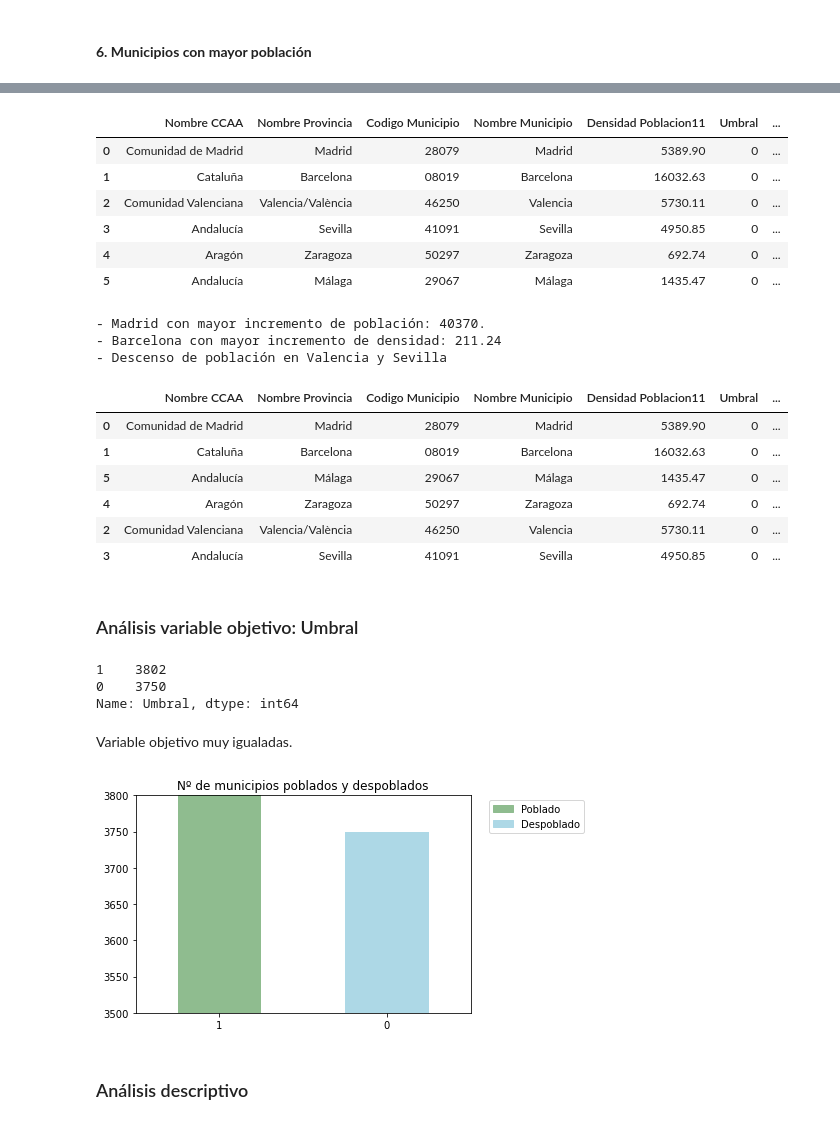
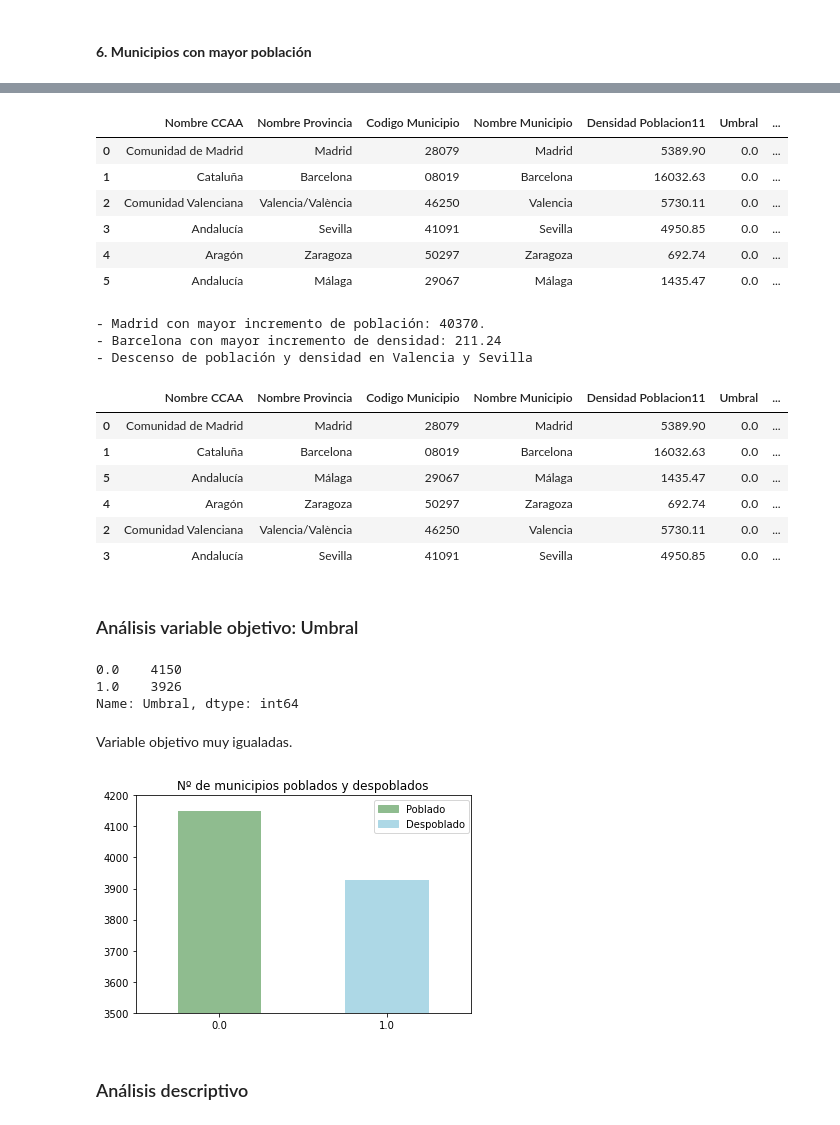
Before and after one commit to AdrianaBorrajo/Despoblacion, a Jupyter notebook: 5.Analisis_Preliminar_Variables/Analisis_Preliminar_Despoblacion.ipynb, the cells around one changed output, grey strips where cells are left out. Saved outputs shown, nothing was run; the diff lists cells and outputs as text; code cells hidden in the pictures.

```diff
--- a/5.Analisis_Preliminar_Variables/Analisis_Preliminar_Despoblacion.ipynb
+++ b/5.Analisis_Preliminar_Variables/Analisis_Preliminar_Despoblacion.ipynb
@@ -69,0 +79,2 @@ Despoblacion.head()
+# %%
+Despoblacion = Despoblacion.dropna(subset = ['Umbral'])
@@ -365,12 +364,12 @@ MayorPoblacion11 = MayorPoblacion11.merge(Despoblacion21, how = 'left',
 MayorPoblacion11
 # %% [output]
 |  | Nombre CCAA | Nombre Provincia | Codigo Municipio | Nombre Municipio | Densidad Poblacion11 | Umbral | ... |
-| 0 | Comunidad de Madrid | Madrid | 28079 | Madrid | 5389.90 | 0 | ... |
-| 1 | Cataluña | Barcelona | 08019 | Barcelona | 16032.63 | 0 | ... |
-| 2 | Comunidad Valenciana | Valencia/València | 46250 | Valencia | 5730.11 | 0 | ... |
-| 3 | Andalucía | Sevilla | 41091 | Sevilla | 4950.85 | 0 | ... |
-| 4 | Aragón | Zaragoza | 50297 | Zaragoza | 692.74 | 0 | ... |
-| 5 | Andalucía | Málaga | 29067 | Málaga | 1435.47 | 0 | ... |
+| 0 | Comunidad de Madrid | Madrid | 28079 | Madrid | 5389.90 | 0.0 | ... |
+| 1 | Cataluña | Barcelona | 08019 | Barcelona | 16032.63 | 0.0 | ... |
+| 2 | Comunidad Valenciana | Valencia/València | 46250 | Valencia | 5730.11 | 0.0 | ... |
+| 3 | Andalucía | Sevilla | 41091 | Sevilla | 4950.85 | 0.0 | ... |
+| 4 | Aragón | Zaragoza | 50297 | Zaragoza | 692.74 | 0.0 | ... |
+| 5 | Andalucía | Málaga | 29067 | Málaga | 1435.47 | 0.0 | ... |
 # %%
 MayorPoblacion11['Incremento Densidad'] = MayorPoblacion11['Densidad Poblacion21']\
                                         - MayorPoblacion11['Densidad Poblacion11']
@@ -379,44 +378,44 @@ MayorPoblacion11['Incremento Poblacion'] = MayorPoblacion11['Poblacion Total21']
                                          - MayorPoblacion11['Poblacion Total11']
 
 print('- Madrid con mayor incremento de población: 40370.\n- Barcelona con mayor incremento de densidad: 211.24')
-print('- Descenso de población en Valencia y Sevilla')
+print('- Descenso de población y densidad en Valencia y Sevilla')
 MayorPoblacion11.sort_values('Incremento Poblacion', ascending = False)
 # %% [output]
 - Madrid con mayor incremento de población: 40370.
 - Barcelona con mayor incremento de densidad: 211.24
-- Descenso de población en Valencia y Sevilla
+- Descenso de población y densidad en Valencia y Sevilla
 |  | Nombre CCAA | Nombre Provincia | Codigo Municipio | Nombre Municipio | Densidad Poblacion11 | Umbral | ... |
-| 0 | Comunidad de Madrid | Madrid | 28079 | Madrid | 5389.90 | 0 | ... |
-| 1 | Cataluña | Barcelona | 08019 | Barcelona | 16032.63 | 0 | ... |
-| 5 | Andalucía | Málaga | 29067 | Málaga | 1435.47 | 0 | ... |
-| 4 | Aragón | Zaragoza | 50297 | Zaragoza | 692.74 | 0 | ... |
-| 2 | Comunidad Valenciana | Valencia/València | 46250 | Valencia | 5730.11 | 0 | ... |
-| 3 | Andalucía | Sevilla | 41091 | Sevilla | 4950.85 | 0 | ... |
+| 0 | Comunidad de Madrid | Madrid | 28079 | Madrid | 5389.90 | 0.0 | ... |
+| 1 | Cataluña | Barcelona | 08019 | Barcelona | 16032.63 | 0.0 | ... |
+| 5 | Andalucía | Málaga | 29067 | Málaga | 1435.47 | 0.0 | ... |
+| 4 | Aragón | Zaragoza | 50297 | Zaragoza | 692.74 | 0.0 | ... |
+| 2 | Comunidad Valenciana | Valencia/València | 46250 | Valencia | 5730.11 | 0.0 | ... |
+| 3 | Andalucía | Sevilla | 41091 | Sevilla | 4950.85 | 0.0 | ... |
 # %% [markdown]
 ### Análisis variable objetivo: Umbral
 # %%
 Despoblacion['Umbral'].value_counts()
 # %% [output]
-1    3802
-0    3750
+0.0    4150
+1.0    3926
 Name: Umbral, dtype: int64
 # %% [markdown]
 Variable objetivo muy igualadas.
 # %%
 Despoblacion['Umbral'].value_counts().plot(kind="bar",color=['darkseagreen', 'lightblue'])
 
 plt.title('Nº de municipios poblados y despoblados')
 
 plt.xticks(rotation=0)
 colors = {'Poblado':'darkseagreen', 'Despoblado':'lightblue'}
 labels = list(colors.keys())
 handles = [plt.Rectangle((0,0),1,1, color=colors[label]) for label in labels]
-plt.legend(handles, labels, bbox_to_anchor=(1.04, 1))
-plt.ylim(3500, 3800)
+plt.legend(handles, labels, bbox_to_anchor=(1.01, 1))
+plt.ylim(3500, 4200)
 
 plt.show()
 # %% [output]
-[figure, old version]
+[figure, new version]
 # %% [markdown]
 ### Análisis descriptivo
 # %%
```
Also changed, not shown: parts of 37 cells of this notebook.
